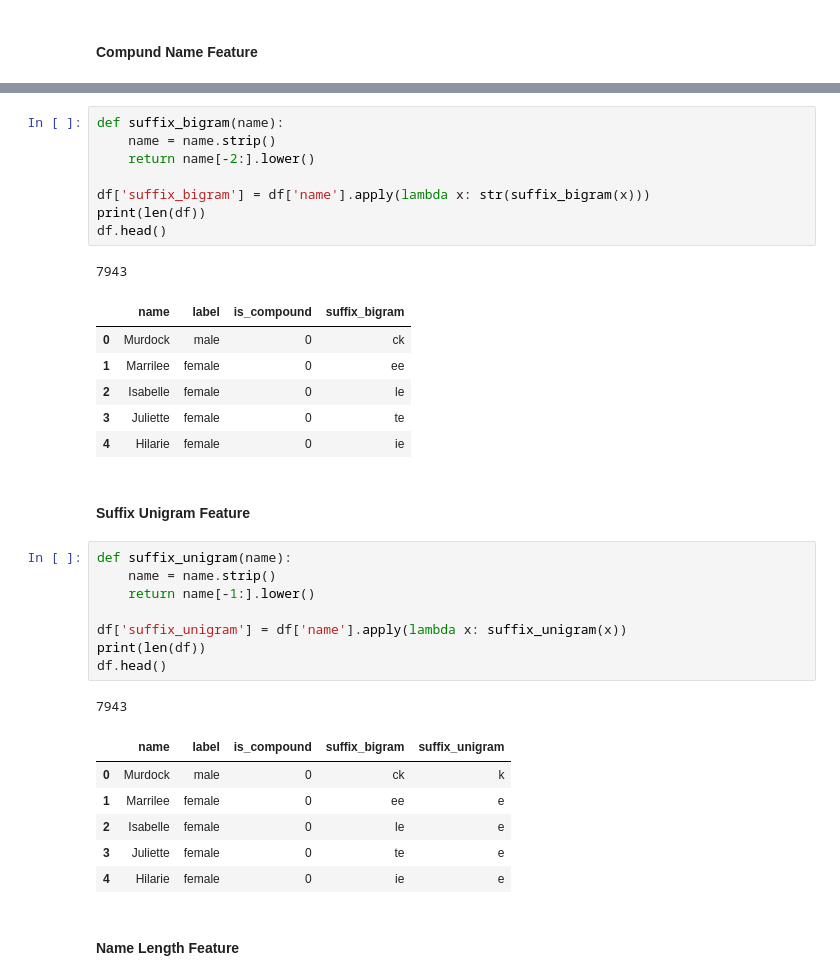
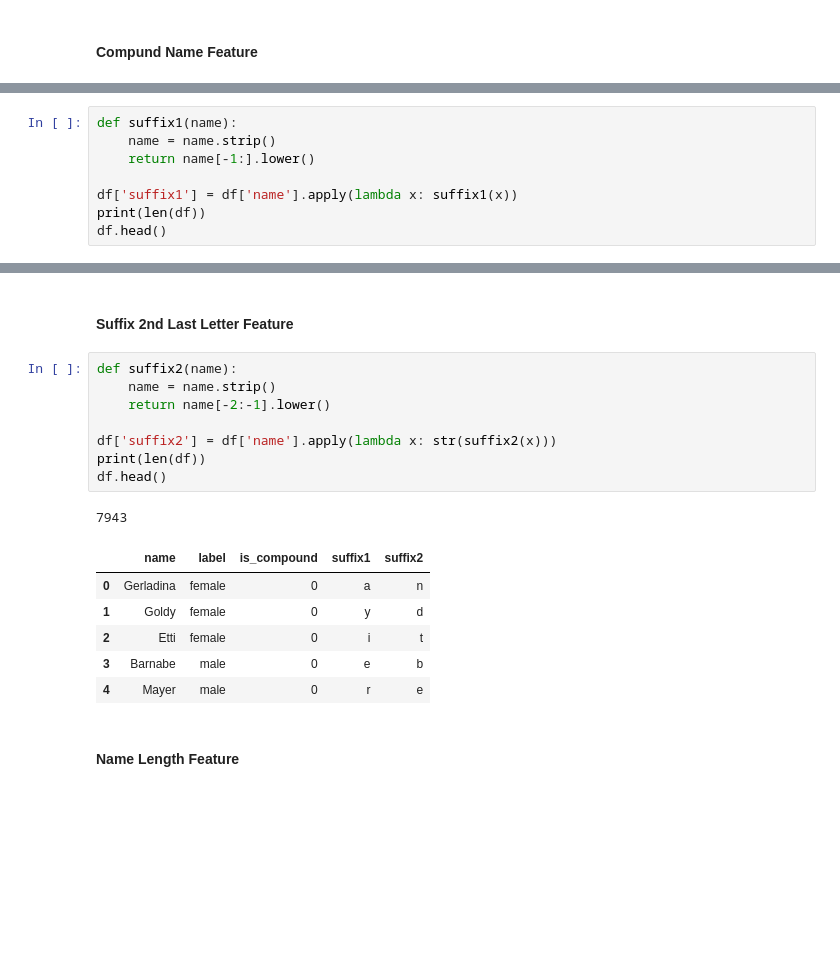
Before and after one commit to raoulbia/jupyterlab-docker, a Jupyter notebook: notebooks/nlp/name_gender_predict.ipynb, the cells around one changed output, grey strips where cells are left out. Drawn from its saved outputs; the diff is of its cells as text; blank space fills up the shorter version.

```diff
--- a/notebooks/nlp/name_gender_predict.ipynb
+++ b/notebooks/nlp/name_gender_predict.ipynb
@@ -84,0 +151,8 @@ df.head()
+# %%
+def suffix1(name):
+    name = name.strip()
+    return name[-1:].lower()
+
+df['suffix1'] = df['name'].apply(lambda x: suffix1(x))
+print(len(df))
+df.head()
@@ -85,37 +167,21 @@ df.head()
+# %% [markdown]
+#### Suffix 2nd Last Letter Feature
 # %%
-def suffix_bigram(name):
+def suffix2(name):
     name = name.strip()
-    return name[-2:].lower()
+    return name[-2:-1].lower()
 
-df['suffix_bigram'] = df['name'].apply(lambda x: str(suffix_bigram(x)))
+df['suffix2'] = df['name'].apply(lambda x: str(suffix2(x)))
 print(len(df))
 df.head()
 # %% [output]
 7943
-|  | name | label | is_compound | suffix_bigram |
-| 0 | Murdock | male | 0 | ck |
-| 1 | Marrilee | female | 0 | ee |
-| 2 | Isabelle | female | 0 | le |
-| 3 | Juliette | female | 0 | te |
-| 4 | Hilarie | female | 0 | ie |
+|  | name | label | is_compound | suffix1 | suffix2 |
+| 0 | Gerladina | female | 0 | a | n |
+| 1 | Goldy | female | 0 | y | d |
+| 2 | Etti | female | 0 | i | t |
+| 3 | Barnabe | male | 0 | e | b |
+| 4 | Mayer | male | 0 | r | e |
-# %% [markdown]
-#### Suffix Unigram Feature
-# %%
-def suffix_unigram(name):
-    name = name.strip()
-    return name[-1:].lower()
-
-df['suffix_unigram'] = df['name'].apply(lambda x: suffix_unigram(x))
-print(len(df))
-df.head()
-# %% [output]
-7943
-|  | name | label | is_compound | suffix_bigram | suffix_unigram |
-| 0 | Murdock | male | 0 | ck | k |
-| 1 | Marrilee | female | 0 | ee | e |
-| 2 | Isabelle | female | 0 | le | e |
-| 3 | Juliette | female | 0 | te | e |
-| 4 | Hilarie | female | 0 | ie | e |
 # %% [markdown]
 #### Name Length Feature
 # %%
```
Also changed, not shown: parts of 24 cells of this notebook.
